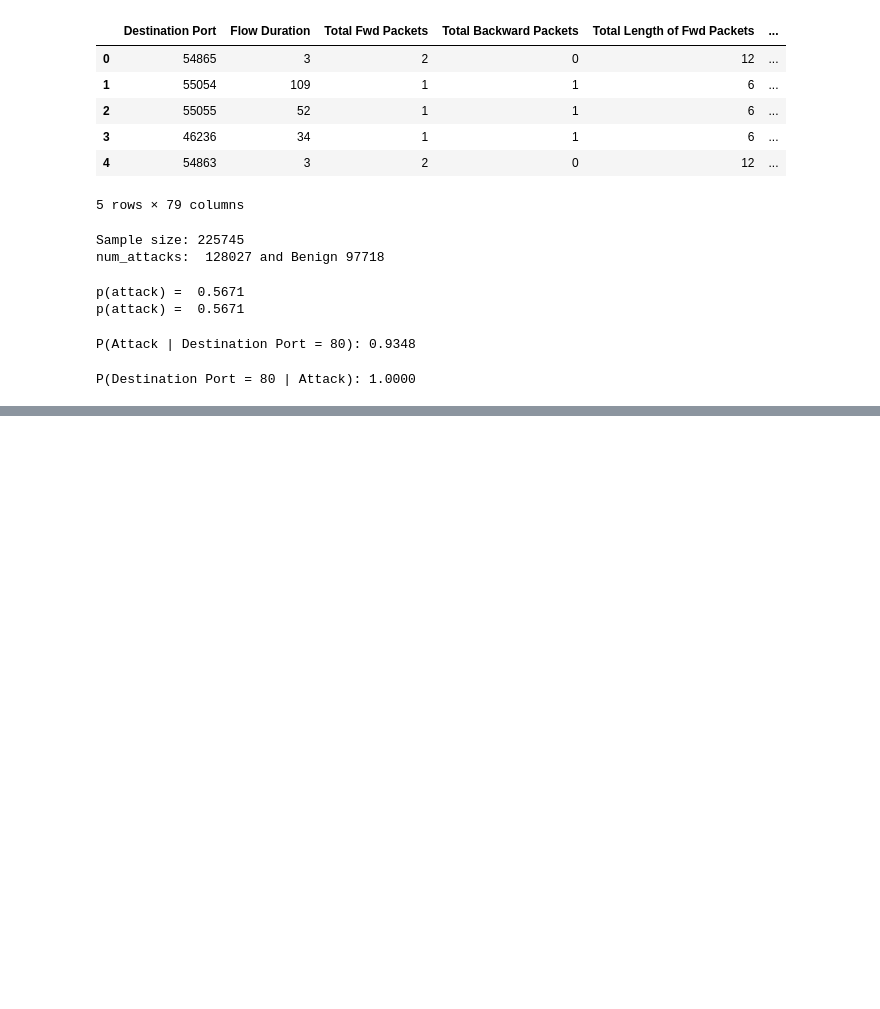
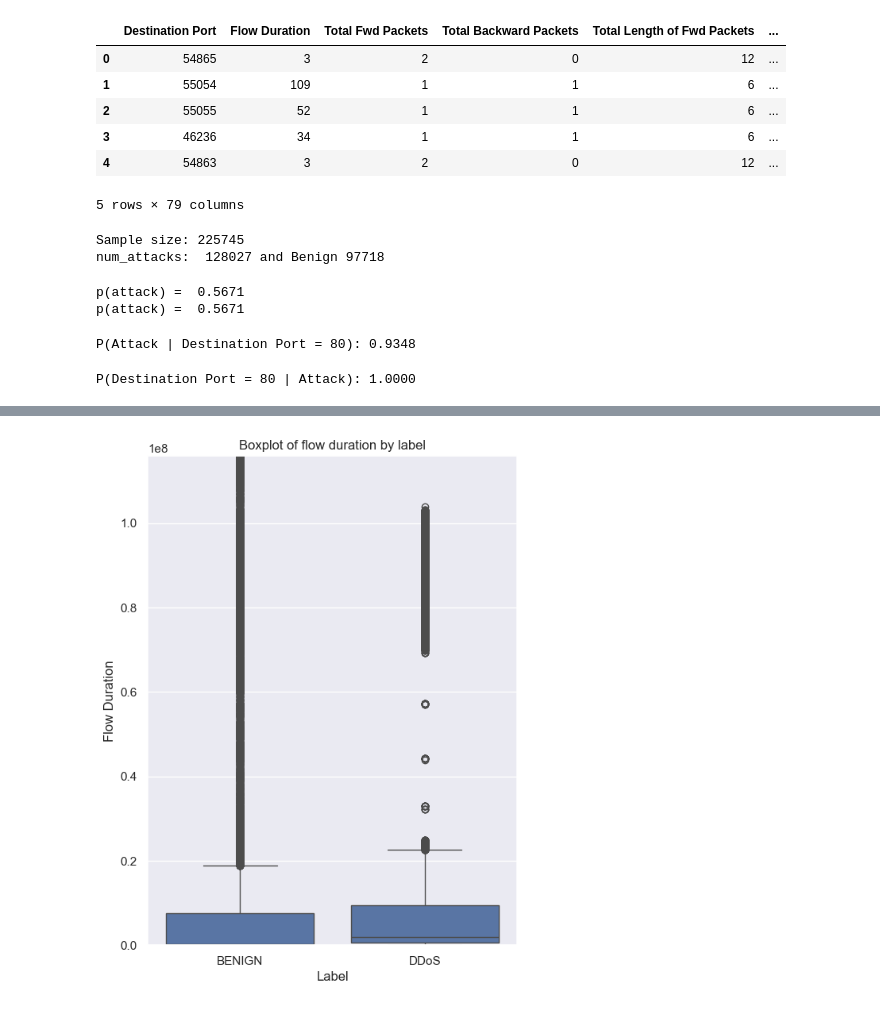
Before and after one commit to Juthisarker/IDA-exercise, a Jupyter notebook: exercise6-7/exercise6-7.ipynb, the cells around one changed output, grey strips where cells are left out. Drawn from its saved outputs; the diff is of its cells as text; code cells hidden in the pictures; blank space fills up the shorter version.

```diff
--- a/exercise6-7/exercise6-7.ipynb
+++ b/exercise6-7/exercise6-7.ipynb
@@ -55,0 +192,8 @@ P(Destination Port = 80 | Attack): 1.0000
+# %%
+plt.figure(figsize=(6,8))
+sns.boxplot(x = 'Label', y=feature, data=df, showfliers=True)
+plt.title("Boxplot of flow duration by label")
+plt.ylim(0, df[feature].quantile(0.99))
+plt.show()
+# %% [output]
+[figure, added]
```
Also changed, not shown: parts of 14 cells of this notebook, 3 other files.
